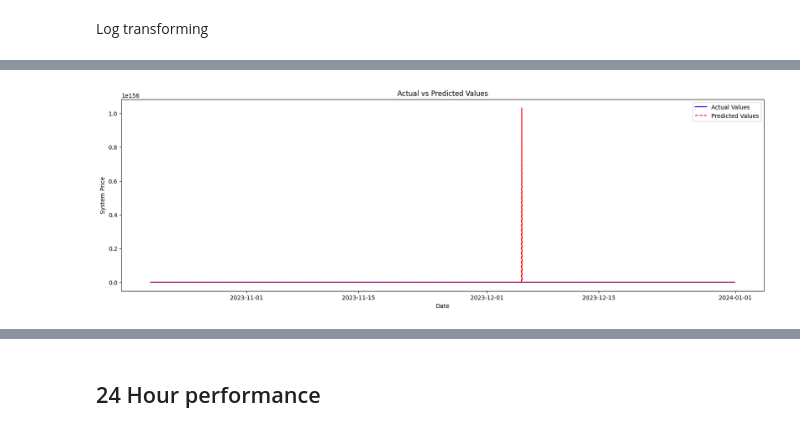
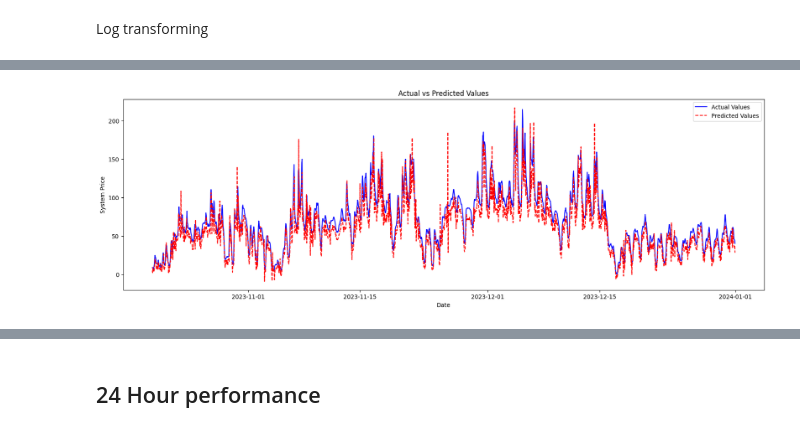
Before and after one commit to evenbakke/MasterThesis-, a Jupyter notebook: ARIMA_Mathias_working.ipynb, the cells around one changed output, grey strips where cells are left out. Drawn from its saved outputs; the diff is of its cells as text; code cells hidden in the pictures.

Commit message:
arima

```diff
--- a/ARIMA_Mathias_working.ipynb
+++ b/ARIMA_Mathias_working.ipynb
@@ -69,6 +69,6 @@ look-up table. The actual p-value is smaller than the p-value returned.
   statistic, p_value, n_lags, critical_values = kpss(timeseries, 'c')
 # %%
 
-df["systemPricead"] = df["systemPrice"] + 30
+df["systemPricead"] = df["systemPrice"] + 35
 df["systemPricelog"] = np.log(df["systemPricead"])
 df = df["2023-01-01":"2023-12-31"]
@@ -366,0 +380,4 @@ dtype: float64
+# %%
+
+train_size = int(len(df_filtered["systemPricelog"]) * 0.8)
+train, test = df_filtered["systemPricelog"][0:train_size], df_filtered["systemPricelog"][train_size:len(df_filtered["systemPricelog"])]
@@ -367,7 +386,7 @@ dtype: float64
 # %%
 from statsmodels.tsa.statespace.sarimax import SARIMAX
-filtered_dfArima = df_filtered["systemPricelog"].diff(24).dropna()
-window_size = 24  # Size of the moving window
+filtered_dfArima = df_filtered["systemPricelog"].dropna()
+window_size = 48  # Size of the moving window #Best 48
 
 # Make sure to have enough data for the initial window plus one new point to predict
 assert len(filtered_dfArima) >= window_size + 1
@@ -375,8 +394,8 @@ assert len(filtered_dfArima) >= window_size + 1
 # Start the training set just with the size of the window
 #train, test = filtered_dfArima[:window_size], filtered_dfArima[window_size:]
 
-order = (1, 1, 2)  # Example non-seasonal order
-seasonal_order = (1, 0, 2, 24)  # Example seasonal order
+order = (1, 2, 1)  # Example non-seasonal order #best: 1,2,1
+seasonal_order = (1, 2, 1, 24)  # Example seasonal order #Best 1,2,1,24
 
 history = train.tolist()  # Initialize history with the training set
 predictions = []
@@ -388,15 +407,14 @@ for t in range(len(test)):
 
     # Forecasted value in log scale
     yhat_log = output[0]
-
     # Convert from log scale back to original scale
-    yhat_original = np.exp(yhat_log)
+    yhat_original = np.exp(yhat_log) - 35
     predictions.append(yhat_original)
 
     # Append the observed log-transformed value to history for the next prediction
-    history.append(test.iloc[t])  # No need to add 35 here, as it's already in log form
+    history.append(test.iloc[t])
     history = history[-window_size:]  # Keep only the most recent observations
- # keep only the most recent observations
+
 
 # Convert predictions to a Series
 predictions_series = pd.Series(predictions, index=test.index)
@@ -408,0 +461,20 @@ KeyboardInterrupt:
+# %%
+history = [x for x in train]
+predictions = list()
+# walk-forward validation
+for t in range(len(test)):
+ model = ARIMA(history, order=(5,1,0))
+ model_fit = model.fit()
+ output = model_fit.forecast()
+ yhat = output[0]
+ predictions.append(yhat)
+ obs = test[t]
+ history.append(obs)
+ print('predicted=%f, expected=%f' % (yhat, obs))
+# evaluate forecasts
+rmse = sqrt(mean_squared_error(test, predictions))
+print('Test RMSE: %.3f' % rmse)
+# plot forecasts against actual outcomes
+pyplot.plot(test)
+pyplot.plot(predictions, color='red')
+pyplot.show()
@@ -409,20 +571,21 @@ KeyboardInterrupt:
 # %%
 import numpy as np
 import matplotlib.pyplot as plt
 
 # Reverse the log transformation on the actual values
-actual_values = np.exp(test)  # Assuming `test` is already in log scale
+
+actual_values = np.exp(test) - 35 # Assuming `test` is already in log scale
 # Ensure that the index of actual values and predictions aligns for correct plotting
 assert actual_values.index.equals(predictions_series.index)
 
 # Plotting
 plt.figure(figsize=(20, 6))  # Set the figure size for better readability
 plt.plot(actual_values.index, actual_values, color='blue', label='Actual Values')  # Plot actual values in blue
 plt.plot(predictions_series.index, predictions_series, color='red', linestyle='--', label='Predicted Values')  # Plot predicted values in red with dashed lines
 plt.title('Actual vs Predicted Values')
 plt.xlabel('Date')
 plt.ylabel('System Price')
 plt.legend()
 plt.show()
 # %% [output]
-[figure, old version]
+[figure, new version]
```
Also changed, not shown: parts of 20 cells of this notebook.
